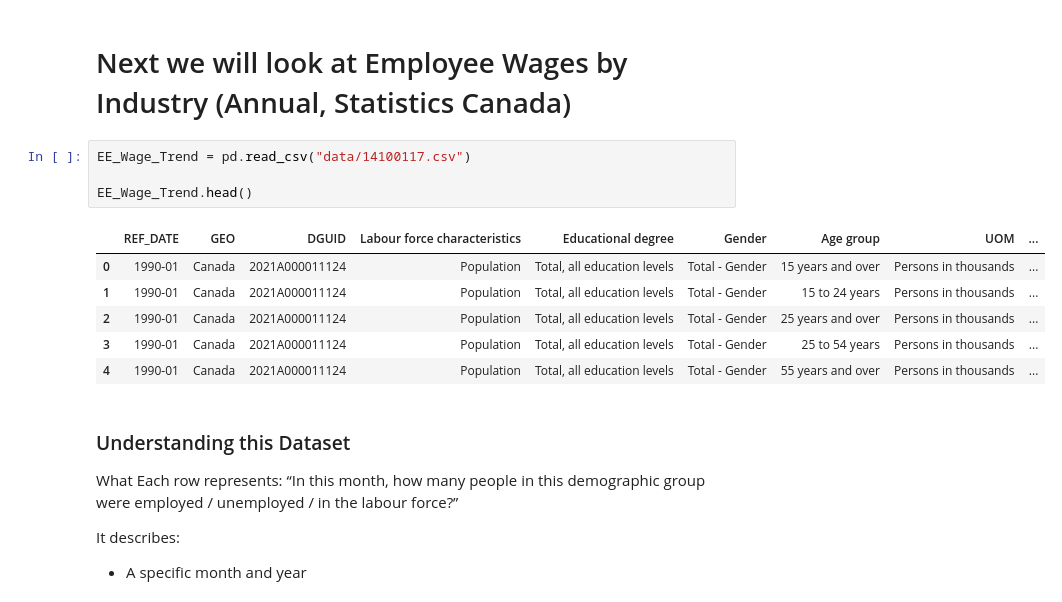
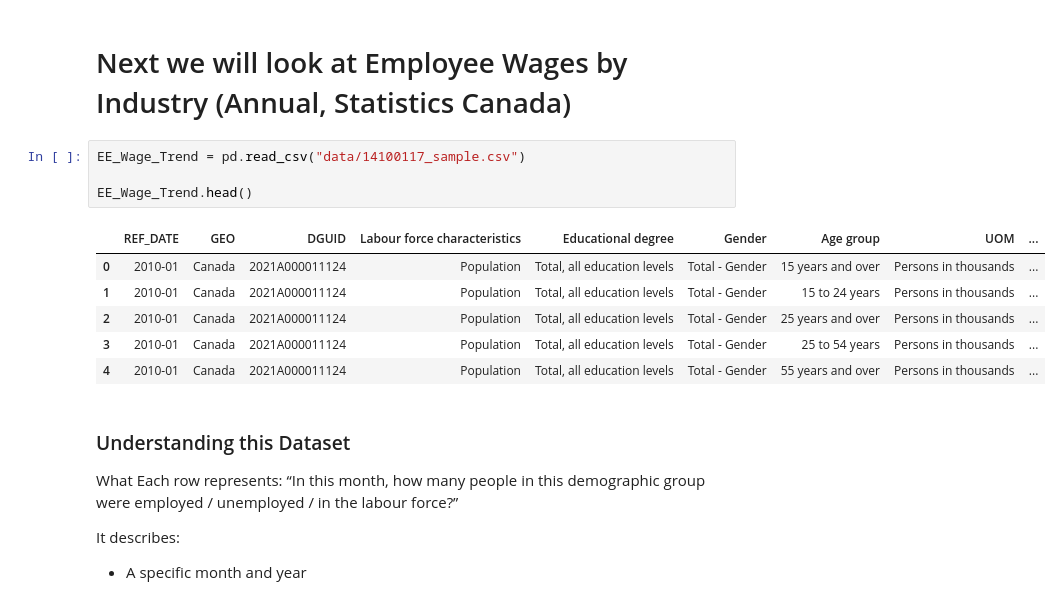
Before and after one commit to kevnngyen/DS-PROJECT, a Jupyter notebook: notebook2.ipynb, the cells around one changed output. Cells and saved outputs as stored; diff of their text form.

Commit message:
Change notebook to work with the change data (dataset was too large to upload to gh, so I cut it down so it only has data reference from 2010 and older)

```diff
--- a/notebook2.ipynb
+++ b/notebook2.ipynb
@@ -160,16 +160,16 @@ Overall, the data suggests that job vulnerability depends more on industry struc
 # %% [markdown]
 # Next we will look at Employee Wages by Industry (Annual, Statistics Canada)
 # %%
-EE_Wage_Trend = pd.read_csv("data/14100117.csv")
+EE_Wage_Trend = pd.read_csv("data/14100117_sample.csv")
 
 EE_Wage_Trend.head()
 # %% [output]
 |  | REF_DATE | GEO | DGUID | Labour force characteristics | Educational degree | Gender | Age group | UOM | ... |
-| 0 | 1990-01 | Canada | 2021A000011124 | Population | Total, all education levels | Total - Gender | 15 years and over | Persons in thousands | ... |
-| 1 | 1990-01 | Canada | 2021A000011124 | Population | Total, all education levels | Total - Gender | 15 to 24 years | Persons in thousands | ... |
-| 2 | 1990-01 | Canada | 2021A000011124 | Population | Total, all education levels | Total - Gender | 25 years and over | Persons in thousands | ... |
-| 3 | 1990-01 | Canada | 2021A000011124 | Population | Total, all education levels | Total - Gender | 25 to 54 years | Persons in thousands | ... |
-| 4 | 1990-01 | Canada | 2021A000011124 | Population | Total, all education levels | Total - Gender | 55 years and over | Persons in thousands | ... |
+| 0 | 2010-01 | Canada | 2021A000011124 | Population | Total, all education levels | Total - Gender | 15 years and over | Persons in thousands | ... |
+| 1 | 2010-01 | Canada | 2021A000011124 | Population | Total, all education levels | Total - Gender | 15 to 24 years | Persons in thousands | ... |
+| 2 | 2010-01 | Canada | 2021A000011124 | Population | Total, all education levels | Total - Gender | 25 years and over | Persons in thousands | ... |
+| 3 | 2010-01 | Canada | 2021A000011124 | Population | Total, all education levels | Total - Gender | 25 to 54 years | Persons in thousands | ... |
+| 4 | 2010-01 | Canada | 2021A000011124 | Population | Total, all education levels | Total - Gender | 55 years and over | Persons in thousands | ... |
 # %% [markdown]
 ### Understanding this Dataset
 What Each row represents:
```
Also changed, not shown: parts of 2 cells of this notebook.
